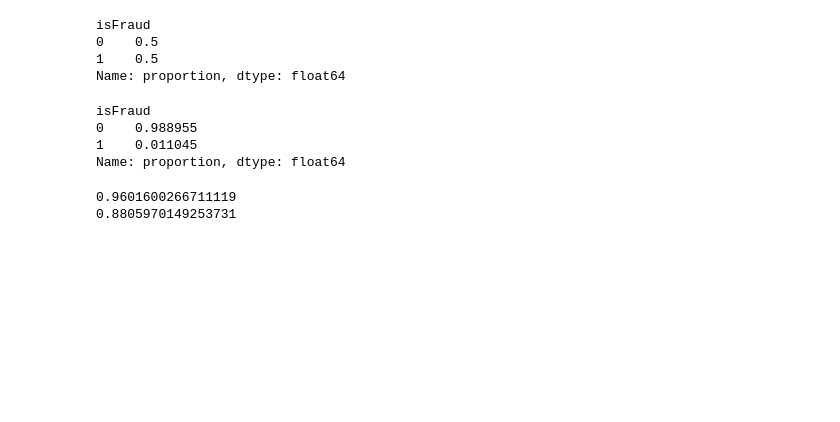
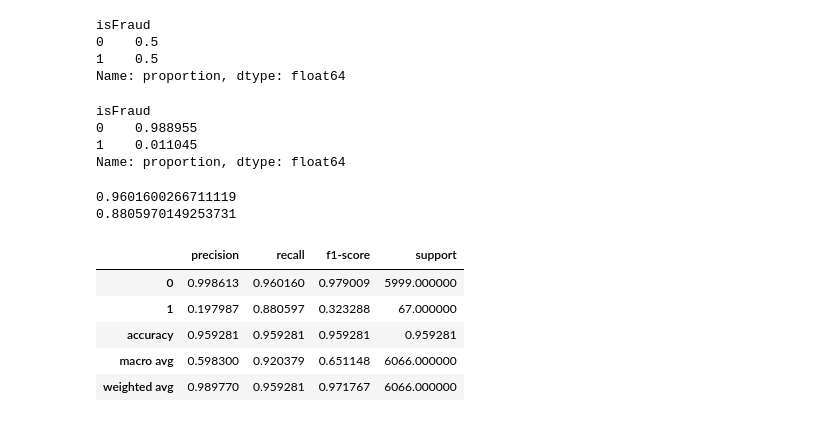
Before and after one commit to maptv/AnomalyDetection, a Jupyter notebook: anomaly-detection-part-1-2-code-checkpoint.ipynb, the cells around one changed output. Saved outputs shown, nothing was run; the diff lists cells and outputs as text; code cells hidden in the pictures; blank space fills up the shorter version.

```diff
--- a/anomaly-detection-part-1-2-code-checkpoint.ipynb
+++ b/anomaly-detection-part-1-2-code-checkpoint.ipynb
@@ -949,3 +966,14 @@ print(fraud_eval)
 # %% [output]
 0.9601600266711119
 0.8805970149253731
+# %%
+pd.DataFrame(classification_report(
+    y_test, test_pred_sm, output_dict=True
+)).T
+# %% [output]
+|  | precision | recall | f1-score | support |
+| 0 | 0.998613 | 0.960160 | 0.979009 | 5999.000000 |
+| 1 | 0.197987 | 0.880597 | 0.323288 | 67.000000 |
+| accuracy | 0.959281 | 0.959281 | 0.959281 | 0.959281 |
+| macro avg | 0.598300 | 0.920379 | 0.651148 | 6066.000000 |
+| weighted avg | 0.989770 | 0.959281 | 0.971767 | 6066.000000 |
```
Also changed, not shown: parts of 11 cells of this notebook, 1 other file.
